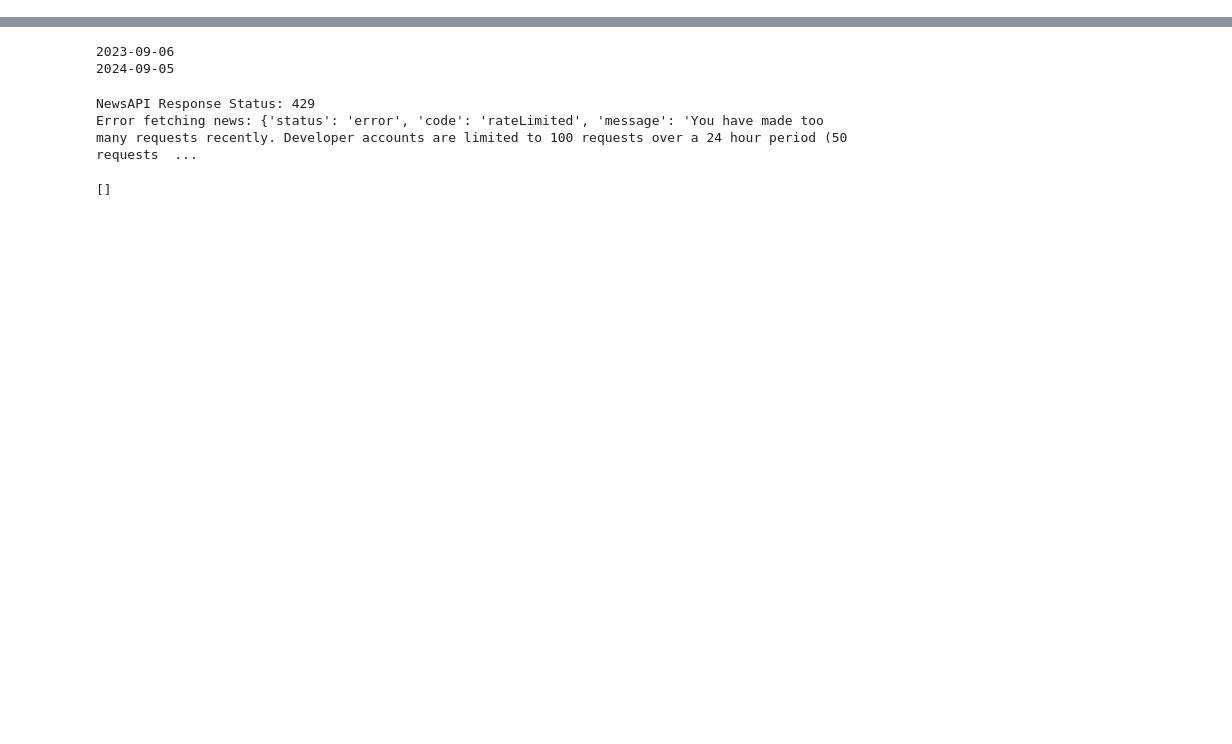
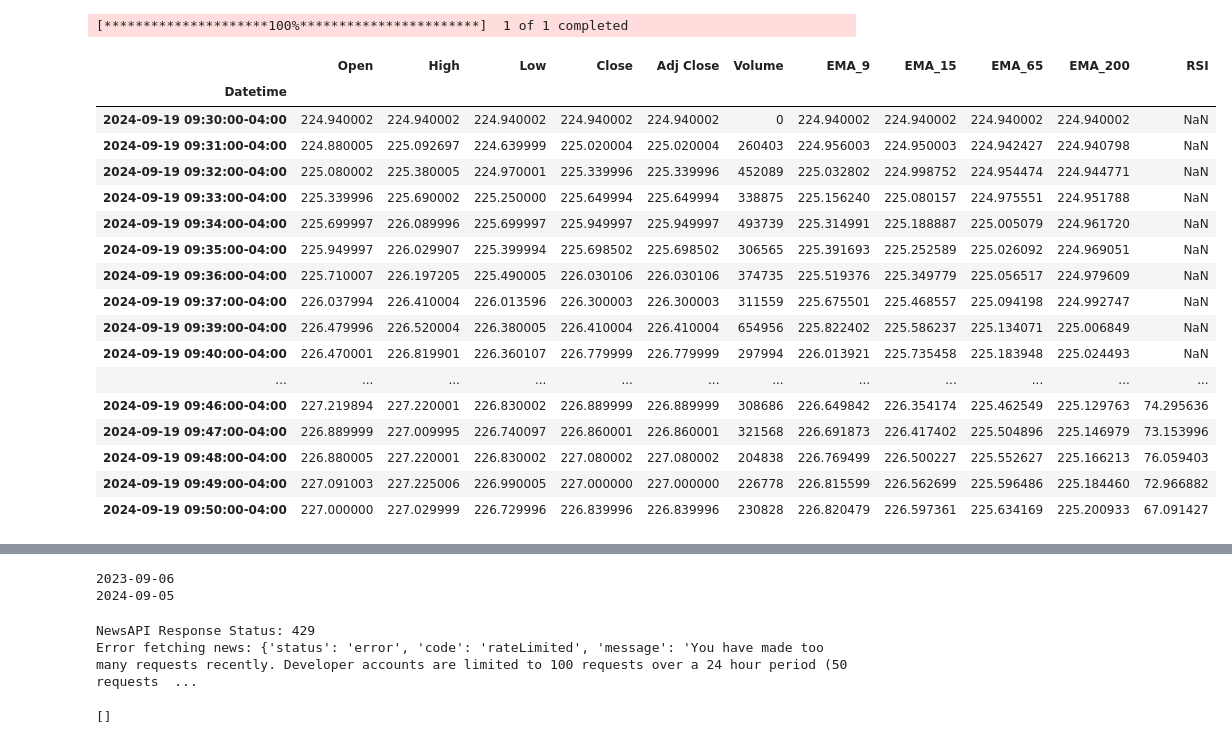
Before and after one commit to omdgit/Plotly-Dashboards-with-Dash, a Jupyter notebook: 2-17-CodeAlongMilestoneProject/StockTicker.ipynb, the cells around one changed output, grey strips where cells are left out. Cells and saved outputs as stored; diff of their text form; code cells hidden in the pictures; blank space fills up the shorter version.

```diff
--- a/2-17-CodeAlongMilestoneProject/StockTicker.ipynb
+++ b/2-17-CodeAlongMilestoneProject/StockTicker.ipynb
@@ -182,0 +231,26 @@ Intel MKL WARNING: Support of Intel(R) Streaming SIMD Extensions 4.2 (Intel(R) S
+# %%
+df = get_stock_data(ticker='AAPL',
+                        interval='1m',
+                        start_date = '2024-09-19',
+                        end_date = '2024-09-19')
+df.head(20)
+# %% [output]
+[*********************100%***********************]  1 of 1 completed
+|  | Open | High | Low | Close | Adj Close | Volume | EMA_9 | EMA_15 | EMA_65 | EMA_200 | RSI |
+| Datetime |  |  |  |  |  |  |  |  |  |  |  |
+| 2024-09-19 09:30:00-04:00 | 224.940002 | 224.940002 | 224.940002 | 224.940002 | 224.940002 | 0 | 224.940002 | 224.940002 | 224.940002 | 224.940002 | NaN |
+| 2024-09-19 09:31:00-04:00 | 224.880005 | 225.092697 | 224.639999 | 225.020004 | 225.020004 | 260403 | 224.956003 | 224.950003 | 224.942427 | 224.940798 | NaN |
+| 2024-09-19 09:32:00-04:00 | 225.080002 | 225.380005 | 224.970001 | 225.339996 | 225.339996 | 452089 | 225.032802 | 224.998752 | 224.954474 | 224.944771 | NaN |
+| 2024-09-19 09:33:00-04:00 | 225.339996 | 225.690002 | 225.250000 | 225.649994 | 225.649994 | 338875 | 225.156240 | 225.080157 | 224.975551 | 224.951788 | NaN |
+| 2024-09-19 09:34:00-04:00 | 225.699997 | 226.089996 | 225.699997 | 225.949997 | 225.949997 | 493739 | 225.314991 | 225.188887 | 225.005079 | 224.961720 | NaN |
+| 2024-09-19 09:35:00-04:00 | 225.949997 | 226.029907 | 225.399994 | 225.698502 | 225.698502 | 306565 | 225.391693 | 225.252589 | 225.026092 | 224.969051 | NaN |
+| 2024-09-19 09:36:00-04:00 | 225.710007 | 226.197205 | 225.490005 | 226.030106 | 226.030106 | 374735 | 225.519376 | 225.349779 | 225.056517 | 224.979609 | NaN |
+| 2024-09-19 09:37:00-04:00 | 226.037994 | 226.410004 | 226.013596 | 226.300003 | 226.300003 | 311559 | 225.675501 | 225.468557 | 225.094198 | 224.992747 | NaN |
+| 2024-09-19 09:39:00-04:00 | 226.479996 | 226.520004 | 226.380005 | 226.410004 | 226.410004 | 654956 | 225.822402 | 225.586237 | 225.134071 | 225.006849 | NaN |
+| 2024-09-19 09:40:00-04:00 | 226.470001 | 226.819901 | 226.360107 | 226.779999 | 226.779999 | 297994 | 226.013921 | 225.735458 | 225.183948 | 225.024493 | NaN |
+| ... | ... | ... | ... | ... | ... | ... | ... | ... | ... | ... | ... |
+| 2024-09-19 09:46:00-04:00 | 227.219894 | 227.220001 | 226.830002 | 226.889999 | 226.889999 | 308686 | 226.649842 | 226.354174 | 225.462549 | 225.129763 | 74.295636 |
+| 2024-09-19 09:47:00-04:00 | 226.889999 | 227.009995 | 226.740097 | 226.860001 | 226.860001 | 321568 | 226.691873 | 226.417402 | 225.504896 | 225.146979 | 73.153996 |
+| 2024-09-19 09:48:00-04:00 | 226.880005 | 227.220001 | 226.830002 | 227.080002 | 227.080002 | 204838 | 226.769499 | 226.500227 | 225.552627 | 225.166213 | 76.059403 |
+| 2024-09-19 09:49:00-04:00 | 227.091003 | 227.225006 | 226.990005 | 227.000000 | 227.000000 | 226778 | 226.815599 | 226.562699 | 225.596486 | 225.184460 | 72.966882 |
+| 2024-09-19 09:50:00-04:00 | 227.000000 | 227.029999 | 226.729996 | 226.839996 | 226.839996 | 230828 | 226.820479 | 226.597361 | 225.634169 | 225.200933 | 67.091427 |
```
Also changed, not shown: parts of 3 cells of this notebook, 1 other file.
